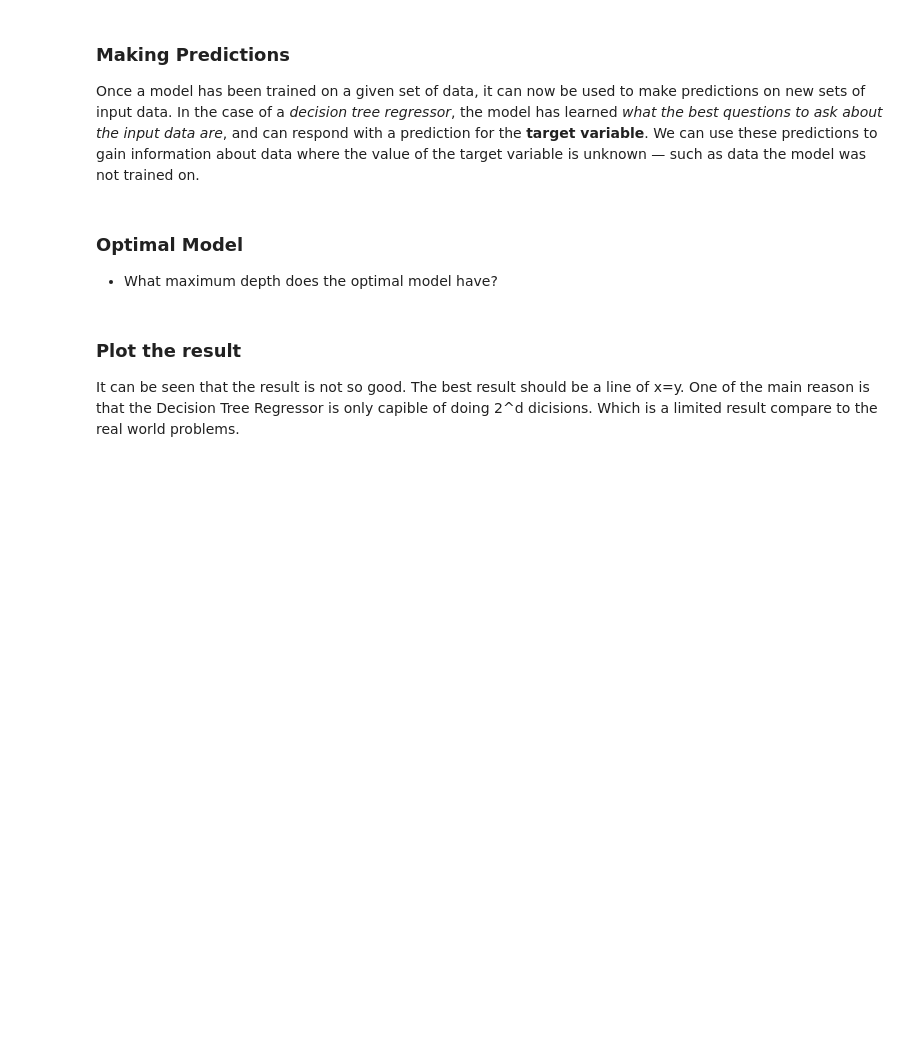
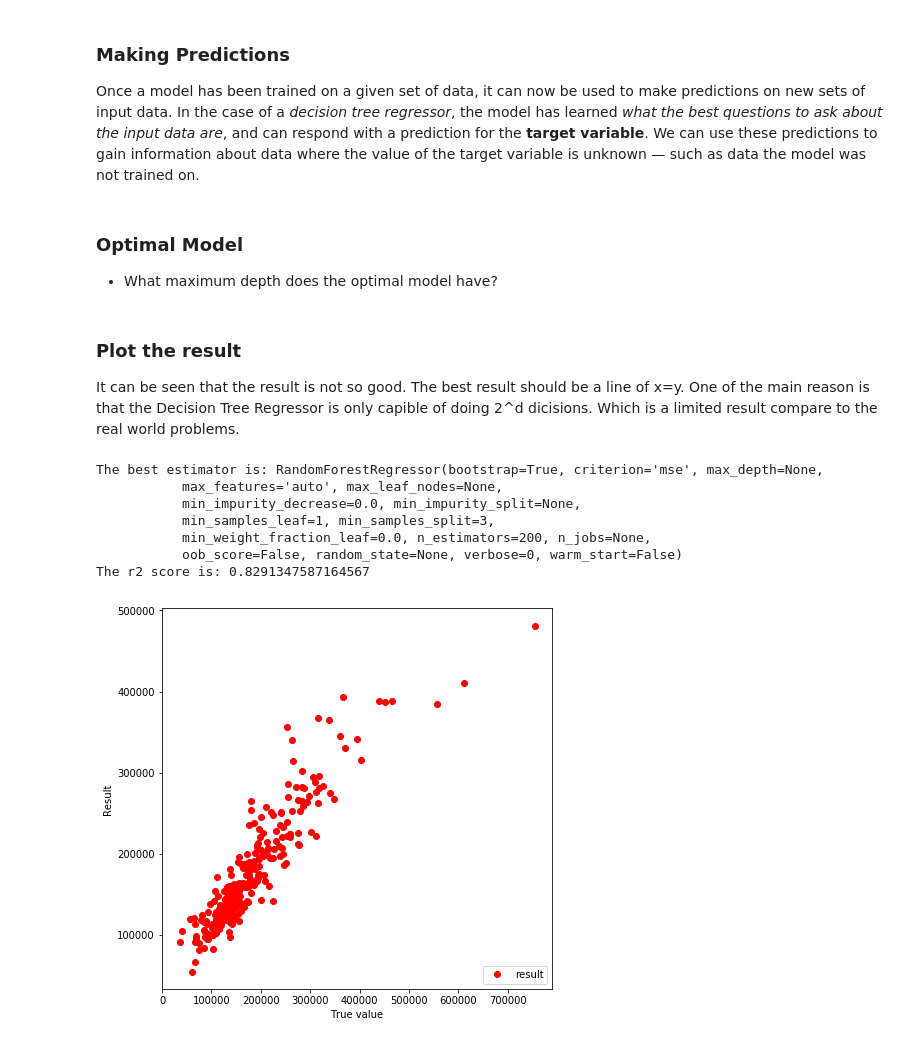
Before and after one commit to songbaai/House-price-prediction, a Jupyter notebook: boston_housing/boston_housing.ipynb, the cells around one changed output. Cells and saved outputs as stored; diff of their text form; code cells hidden in the pictures; blank space fills up the shorter version.

```diff
--- a/boston_housing/boston_housing.ipynb
+++ b/boston_housing/boston_housing.ipynb
@@ -361,0 +315,19 @@ reg = fit_model(X_train,y_train,regressor,params)
+# %%
+from sklearn.ensemble import RandomForestRegressor
+
+# Create a random forest regressor object
+regressor = RandomForestRegressor()
+
+# Create a dictionary for the parameter 'max_depth' with a range from 1 to 10
+params = {'n_estimators':[5,20,50,100,200,300],'min_samples_split':[2,5,8,15]}
+
+reg = fit_model(X_train,y_train,regressor,params)
+# %% [output]
+The best estimator is: RandomForestRegressor(bootstrap=True, criterion='mse', max_depth=None,
+           max_features='auto', max_leaf_nodes=None,
+           min_impurity_decrease=0.0, min_impurity_split=None,
+           min_samples_leaf=1, min_samples_split=3,
+           min_weight_fraction_leaf=0.0, n_estimators=200, n_jobs=None,
+           oob_score=False, random_state=None, verbose=0, warm_start=False)
+The r2 score is: 0.8291347587164567
+[figure, added]
```
Also changed, not shown: parts of 4 cells of this notebook.
